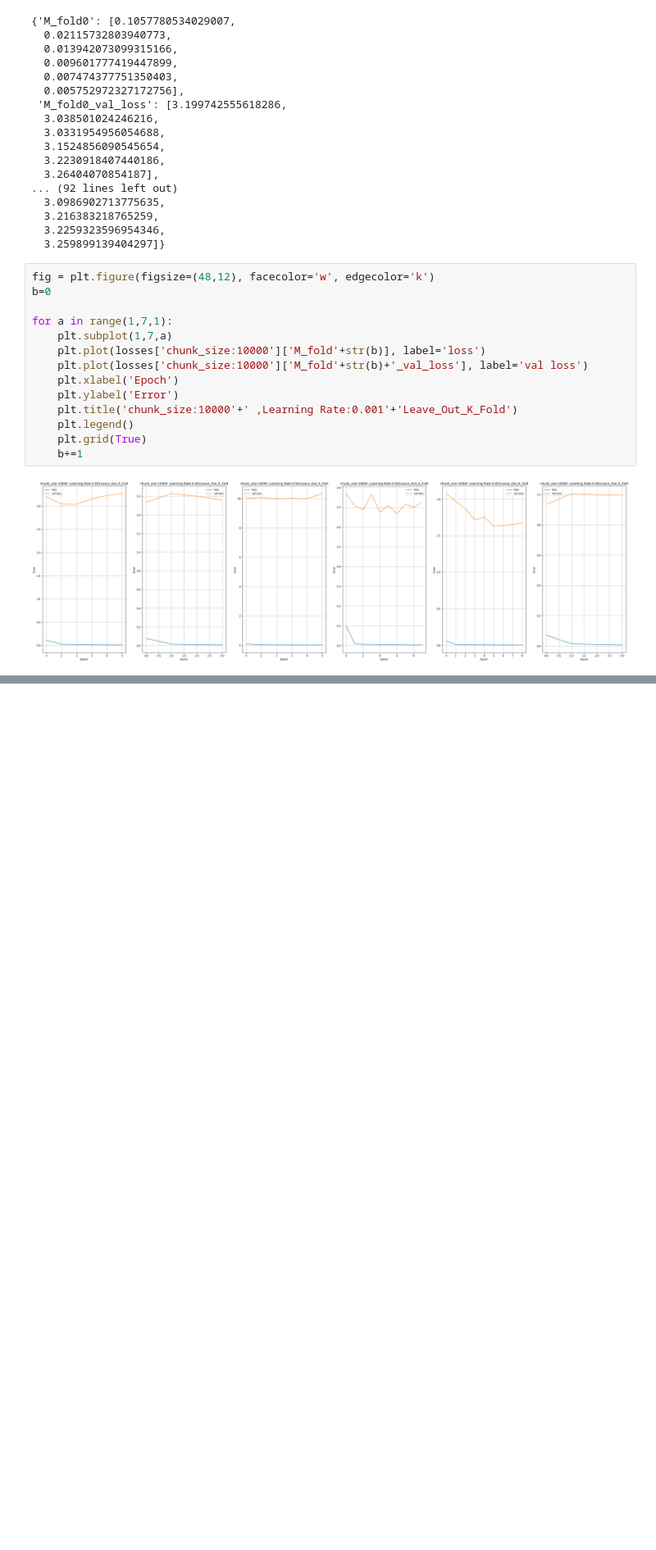
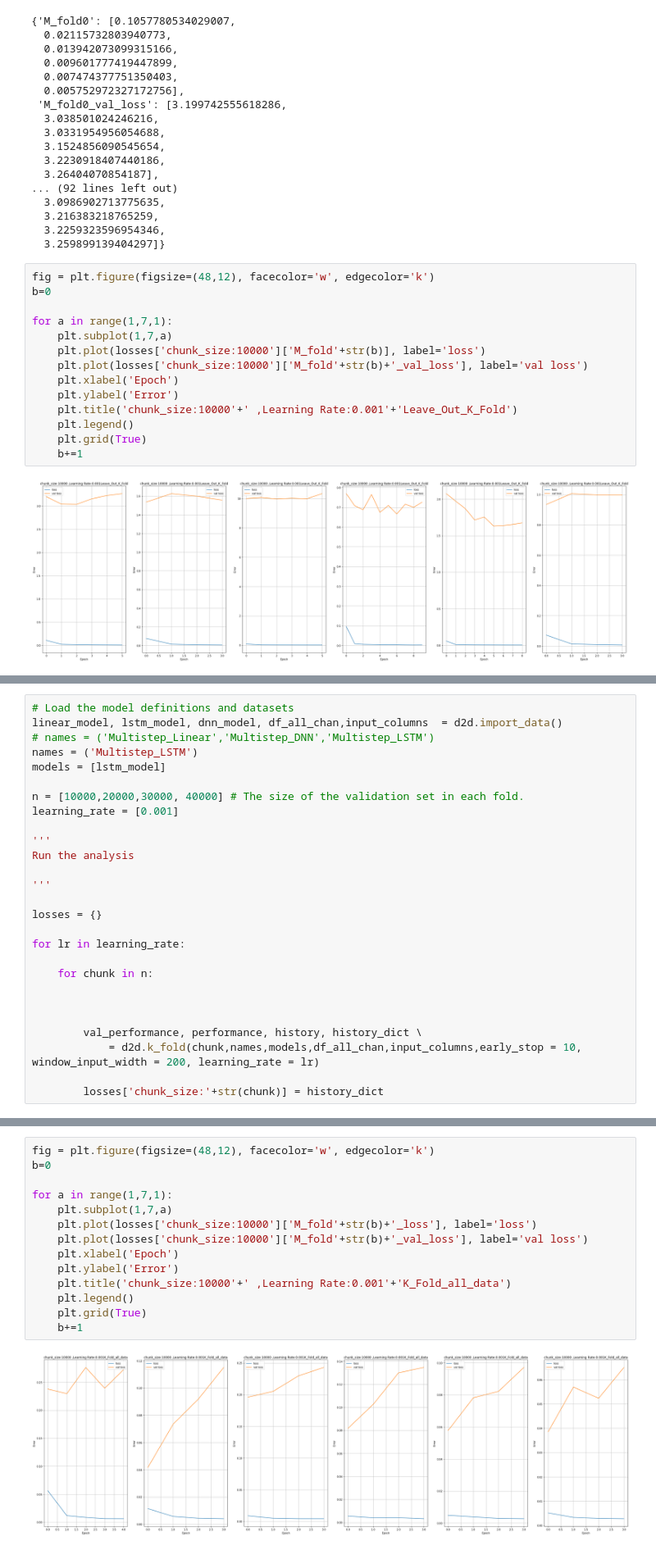
Before and after one commit to epic-research-group/das-to-discharge, a Jupyter notebook: debug-cross-validation-leave-out-chunking.ipynb, the cells around one changed output, grey strips where cells are left out. Shown at 82% size. Saved outputs shown, nothing was run; the diff lists cells and outputs as text; blank space fills up the shorter version.

Commit message:
Also added the k-fold all data cross validation plotting to this.

```diff
--- a/debug-cross-validation-leave-out-chunking.ipynb
+++ b/debug-cross-validation-leave-out-chunking.ipynb
@@ -186,0 +187,27 @@ for a in range(1,3,1):
+# %%
+# Load the model definitions and datasets
+linear_model, lstm_model, dnn_model, df_all_chan,input_columns  = d2d.import_data()
+# names = ('Multistep_Linear','Multistep_DNN','Multistep_LSTM')
+names = ('Multistep_LSTM')
+models = [lstm_model]
+
+n = [10000,20000,30000, 40000] # The size of the validation set in each fold.
+learning_rate = [0.001]
+
+'''
+Run the analysis
+
+'''
+
+losses = {}
+
+for lr in learning_rate:
+
+    for chunk in n:
+
+
+
+        val_performance, performance, history, history_dict \
+            = d2d.k_fold(chunk,names,models,df_all_chan,input_columns,early_stop = 10, window_input_width = 200, learning_rate = lr)
+
+        losses['chunk_size:'+str(chunk)] = history_dict
@@ -186,0 +252,16 @@ for a in range(1,3,1):
+# %%
+fig = plt.figure(figsize=(48,12), facecolor='w', edgecolor='k')
+b=0
+
+for a in range(1,7,1):
+    plt.subplot(1,7,a)
+    plt.plot(losses['chunk_size:10000']['M_fold'+str(b)+'_loss'], label='loss')
+    plt.plot(losses['chunk_size:10000']['M_fold'+str(b)+'_val_loss'], label='val loss')
+    plt.xlabel('Epoch')
+    plt.ylabel('Error')
+    plt.title('chunk_size:10000'+' ,Learning Rate:0.001'+'K_Fold_all_data')
+    plt.legend()
+    plt.grid(True)
+    b+=1
+# %% [output]
+[figure, added]
```
Also changed, not shown: parts of 13 cells of this notebook.
